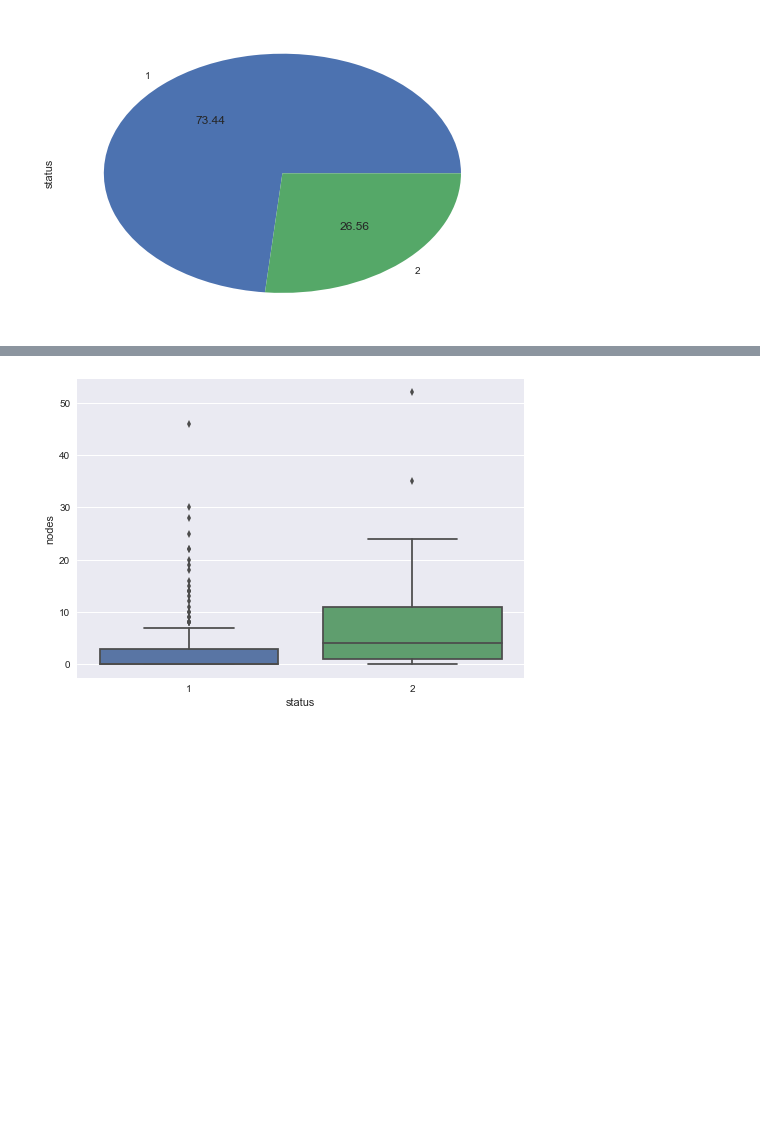
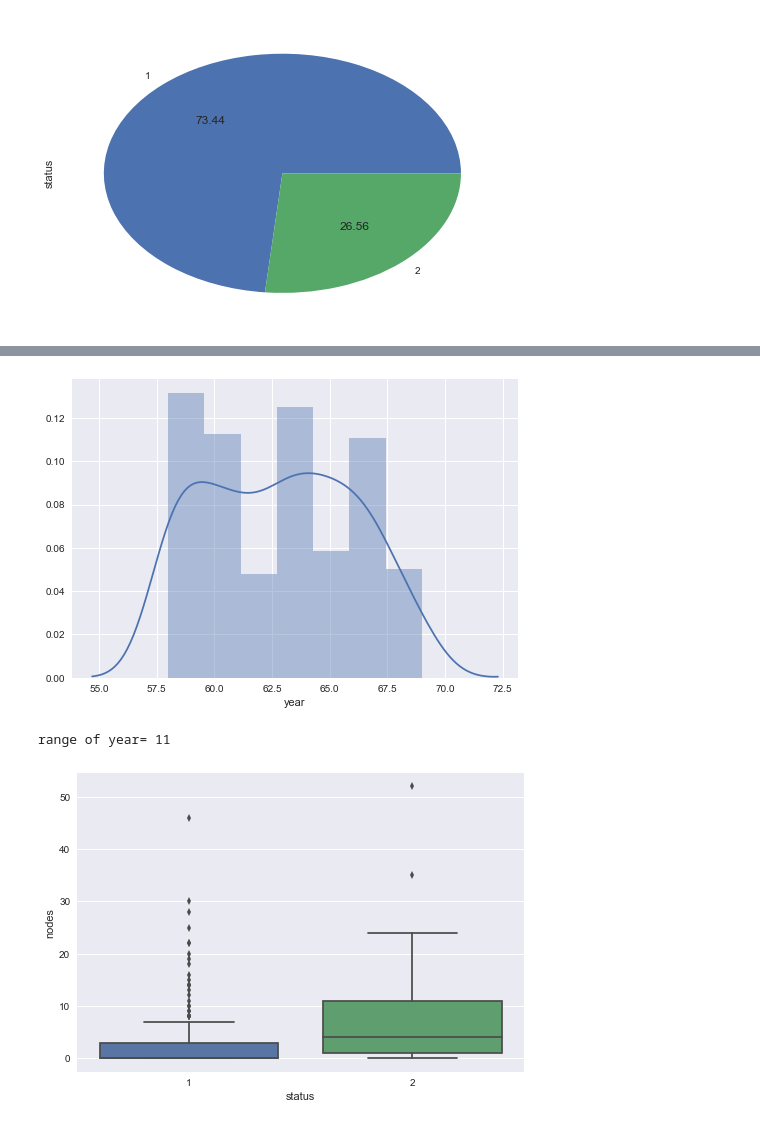
Before and after one commit to ritwik-ghosh153/statistics-assignments-campus-x, a Jupyter notebook: Statistics_Assignment(PDF&CDF).ipynb, the cells around one changed output, grey strips where cells are left out. Drawn from its saved outputs; the diff is of its cells as text; code cells hidden in the pictures; blank space fills up the shorter version.

```diff
--- a/Statistics_Assignment(PDF&CDF).ipynb
+++ b/Statistics_Assignment(PDF&CDF).ipynb
@@ -53,3 +83,10 @@ plt.show()
+# %%
+sns.distplot(data["year"])
+plt.show()
+print("range of year=",max(data["year"])-min(data["year"]))
+# %% [output]
+[figure, added]
+range of year= 11
 # %%
 sns.boxplot(x="status",y="nodes",data=data)
 plt.show()
```
Also changed, not shown: parts of 13 cells of this notebook, 1 other file.
